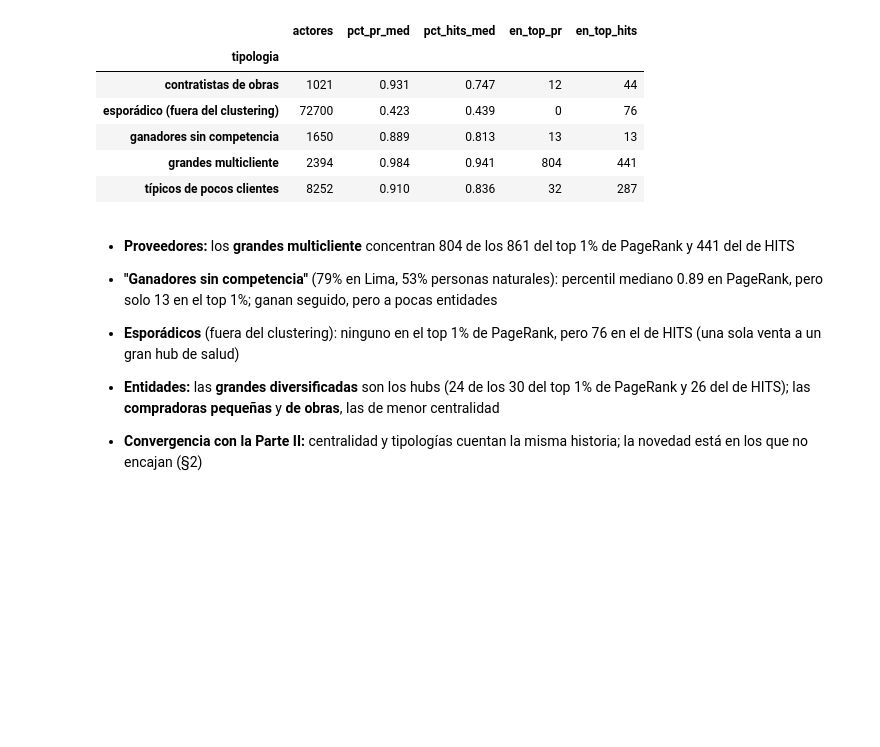
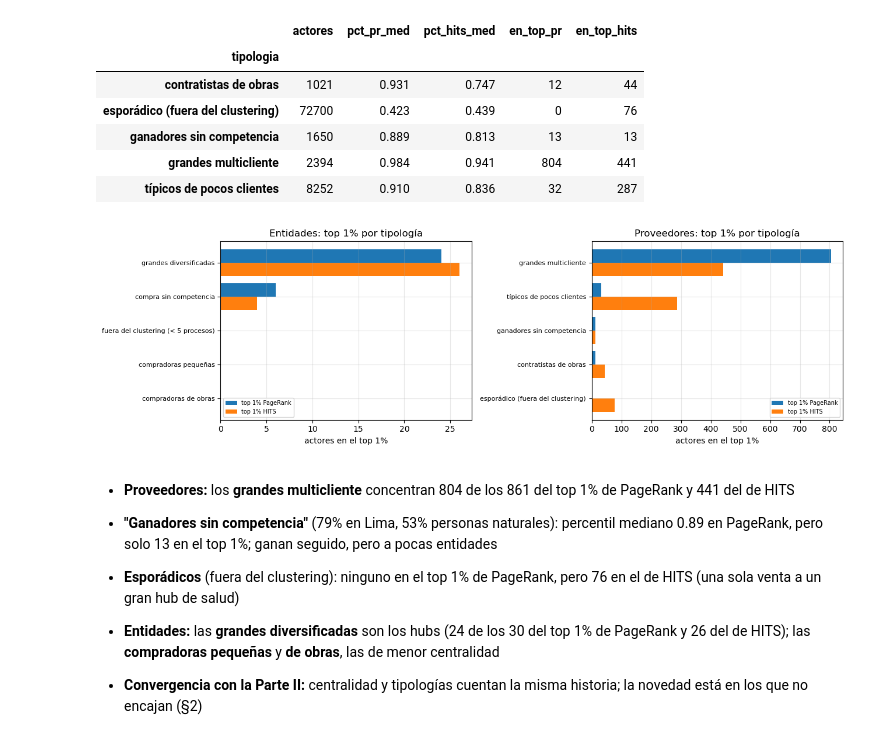
Before and after one commit to paolovasquezg/dm-proj2, a Jupyter notebook: 04_PageRank/d_analisis.ipynb, the cells around one changed output. Cells and saved outputs as stored; diff of their text form; code cells hidden in the pictures; blank space fills up the shorter version.

```diff
--- a/04_PageRank/d_analisis.ipynb
+++ b/04_PageRank/d_analisis.ipynb
@@ -180,6 +196,20 @@ display(tip_ent); display(tip_prov)
 | ganadores sin competencia | 1650 | 0.889 | 0.813 | 13 | 13 |
 | grandes multicliente | 2394 | 0.984 | 0.941 | 804 | 441 |
 | típicos de pocos clientes | 8252 | 0.910 | 0.836 | 32 | 287 |
+# %%
+fig, ax = plt.subplots(1, 2, figsize=(13, 4))
+top_lbl = f"top {100 * (1 - P_ALTO):.0f}%"
+for k_, (s, d) in enumerate((("entidades", tip_ent), ("proveedores", tip_prov))):
+    d = d.sort_values("en_top_pr")
+    y_ = np.arange(len(d))
+    ax[k_].barh(y_ + 0.2, d.en_top_pr, height=0.4, label=f"{top_lbl} PageRank")
+    ax[k_].barh(y_ - 0.2, d.en_top_hits, height=0.4, label=f"{top_lbl} HITS")
+    ax[k_].set_yticks(y_, d.index, fontsize=8)
+    ax[k_].set(xlabel=f"actores en el {top_lbl}", title=f"{s.capitalize()}: {top_lbl} por tipología")
+    ax[k_].legend(fontsize=7)
+mostrar_fig("top_por_tipologia")
+# %% [output]
+[figure, added]
 # %% [markdown]
 - **Proveedores:** los **grandes multicliente** concentran 804 de los 861 del top 1% de PageRank y 441 del de HITS
 
```
Also changed, not shown: parts of 4 cells of this notebook, 2 other files.
